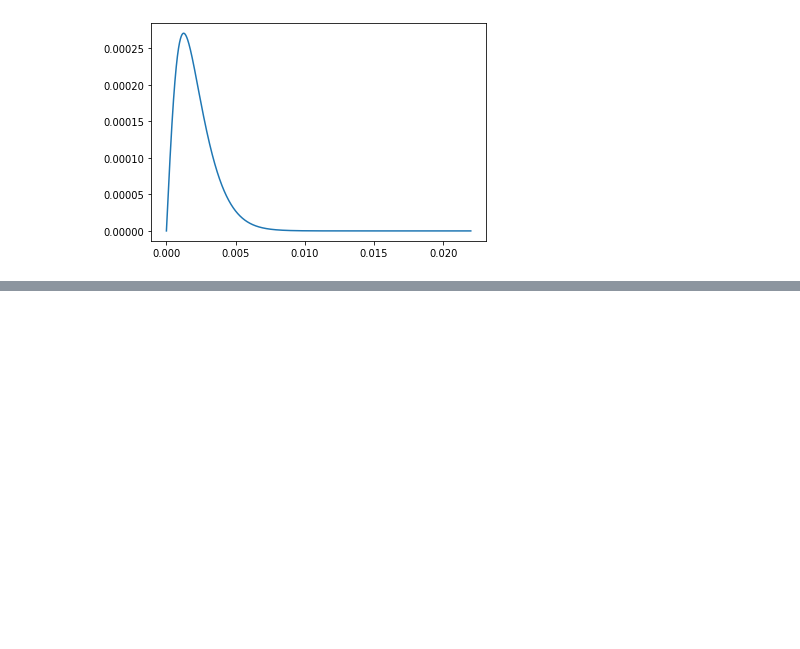
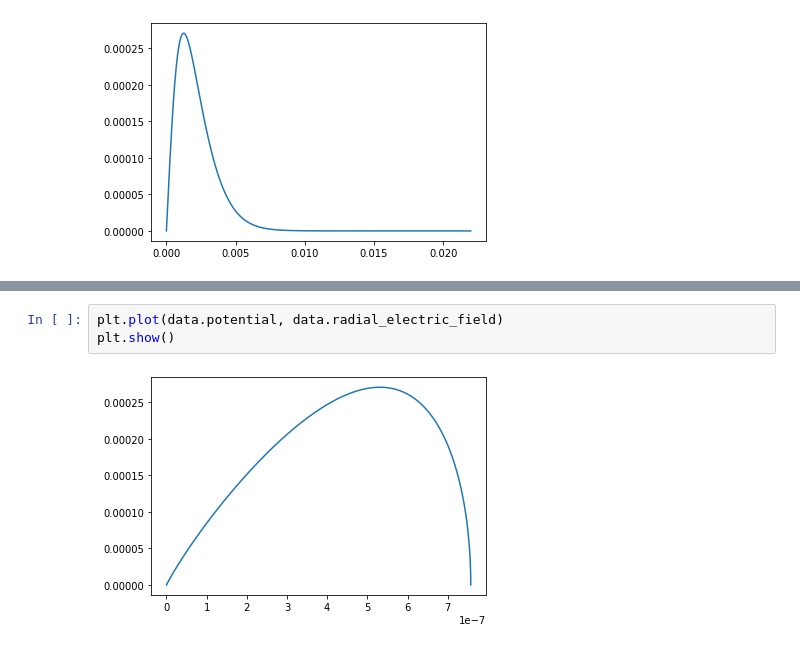
Before and after one commit to JamesMcClung/psc-scrap, a Jupyter notebook: plot_case1.ipynb, the cells around one changed output, grey strips where cells are left out. Drawn from its saved outputs; the diff is of its cells as text; blank space fills up the shorter version.

```diff
--- a/plot_case1.ipynb
+++ b/plot_case1.ipynb
@@ -64,0 +51,5 @@ plt.show()
+# %%
+plt.plot(data.potential, data.radial_electric_field)
+plt.show()
+# %% [output]
+[figure, added]
```
Also changed, not shown: parts of 6 cells of this notebook, 2 other files.
